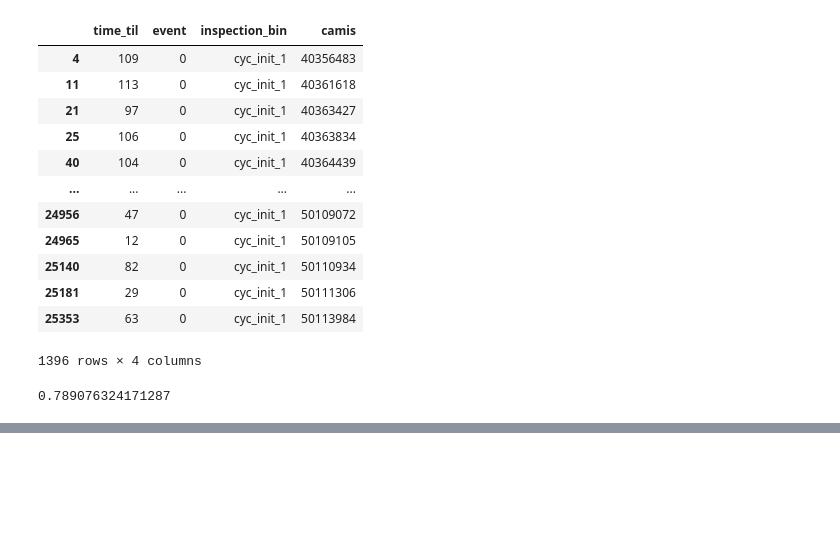
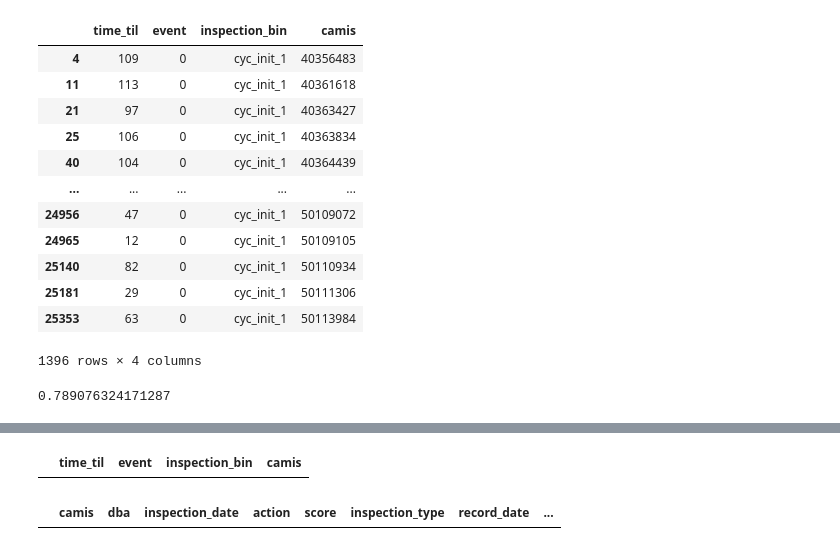
Before and after one commit to AdamWBeal/doh_app, a Jupyter notebook: doh_app/sandbox.ipynb, the cells around one changed output, grey strips where cells are left out. Drawn from its saved outputs; the diff is of its cells as text; code cells hidden in the pictures; blank space fills up the shorter version.

```diff
--- a/doh_app/sandbox.ipynb
+++ b/doh_app/sandbox.ipynb
@@ -653,0 +909,8 @@ df[(df['inspection_date']<'2020-3-17') &
+# %%
+model_args[model_args['camis']==50103003]
+# %% [output]
+|  | time_til | event | inspection_bin | camis |
+# %%
+df[df['camis']==50103003]
+# %% [output]
+|  | camis | dba | inspection_date | action | score | inspection_type | record_date | ... |
```
Also changed, not shown: parts of 4 cells of this notebook, 12 other files.
